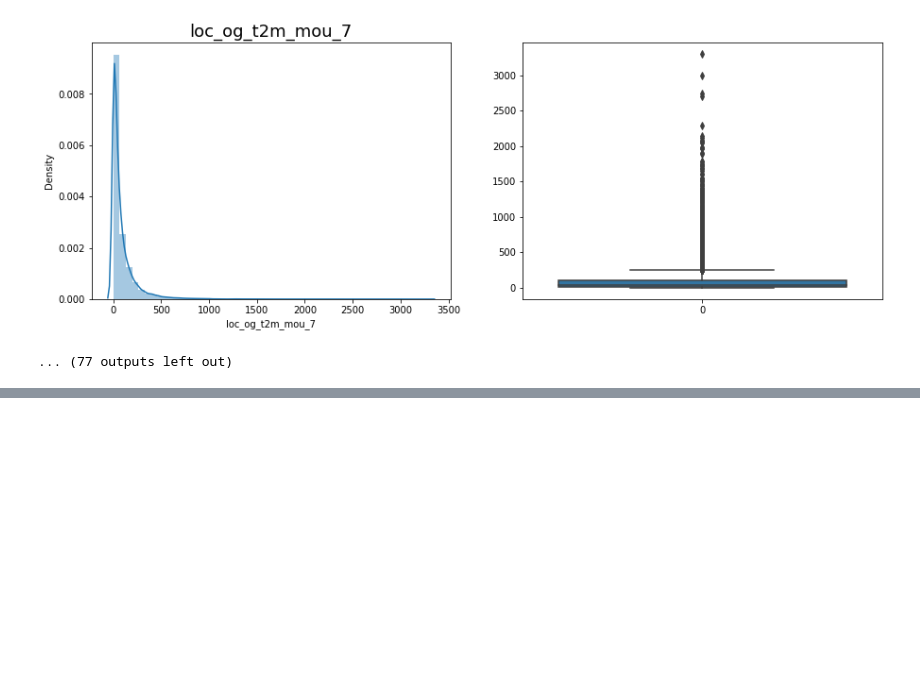
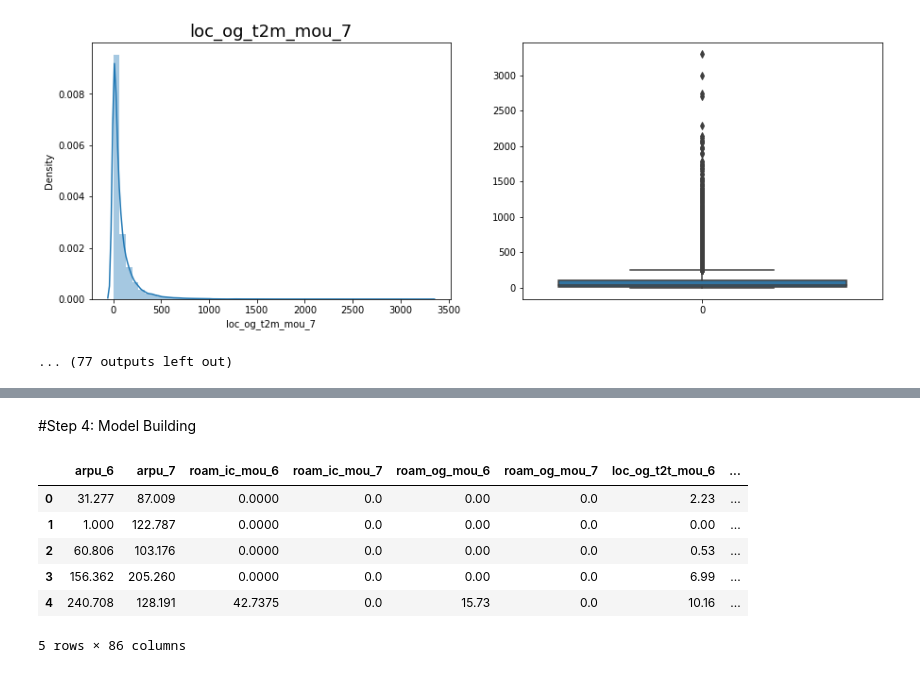
Before and after one commit to kishore-n-george/Boosting, a Jupyter notebook: telecom_churn.ipynb, the cells around one changed output, grey strips where cells are left out. Drawn from its saved outputs; the diff is of its cells as text; code cells hidden in the pictures; blank space fills up the shorter version.

```diff
--- a/telecom_churn.ipynb
+++ b/telecom_churn.ipynb
@@ -620,0 +667,13 @@ Index(['id', 'arpu_6', 'arpu_7', 'roam_ic_mou_6', 'roam_ic_mou_7',
+# %% [markdown]
+#Step 4: Model Building
+# %%
+X = telecom.drop(["id", "churn_probability"], axis=1).copy()
+X.head()
+# %% [output]
+|  | arpu_6 | arpu_7 | roam_ic_mou_6 | roam_ic_mou_7 | roam_og_mou_6 | roam_og_mou_7 | loc_og_t2t_mou_6 | ... |
+| 0 | 31.277 | 87.009 | 0.0000 | 0.0 | 0.00 | 0.0 | 2.23 | ... |
+| 1 | 1.000 | 122.787 | 0.0000 | 0.0 | 0.00 | 0.0 | 0.00 | ... |
+| 2 | 60.806 | 103.176 | 0.0000 | 0.0 | 0.00 | 0.0 | 0.53 | ... |
+| 3 | 156.362 | 205.260 | 0.0000 | 0.0 | 0.00 | 0.0 | 6.99 | ... |
+| 4 | 240.708 | 128.191 | 42.7375 | 0.0 | 15.73 | 0.0 | 10.16 | ... |
+5 rows × 86 columns
```
Also changed, not shown: parts of 16 cells of this notebook.
